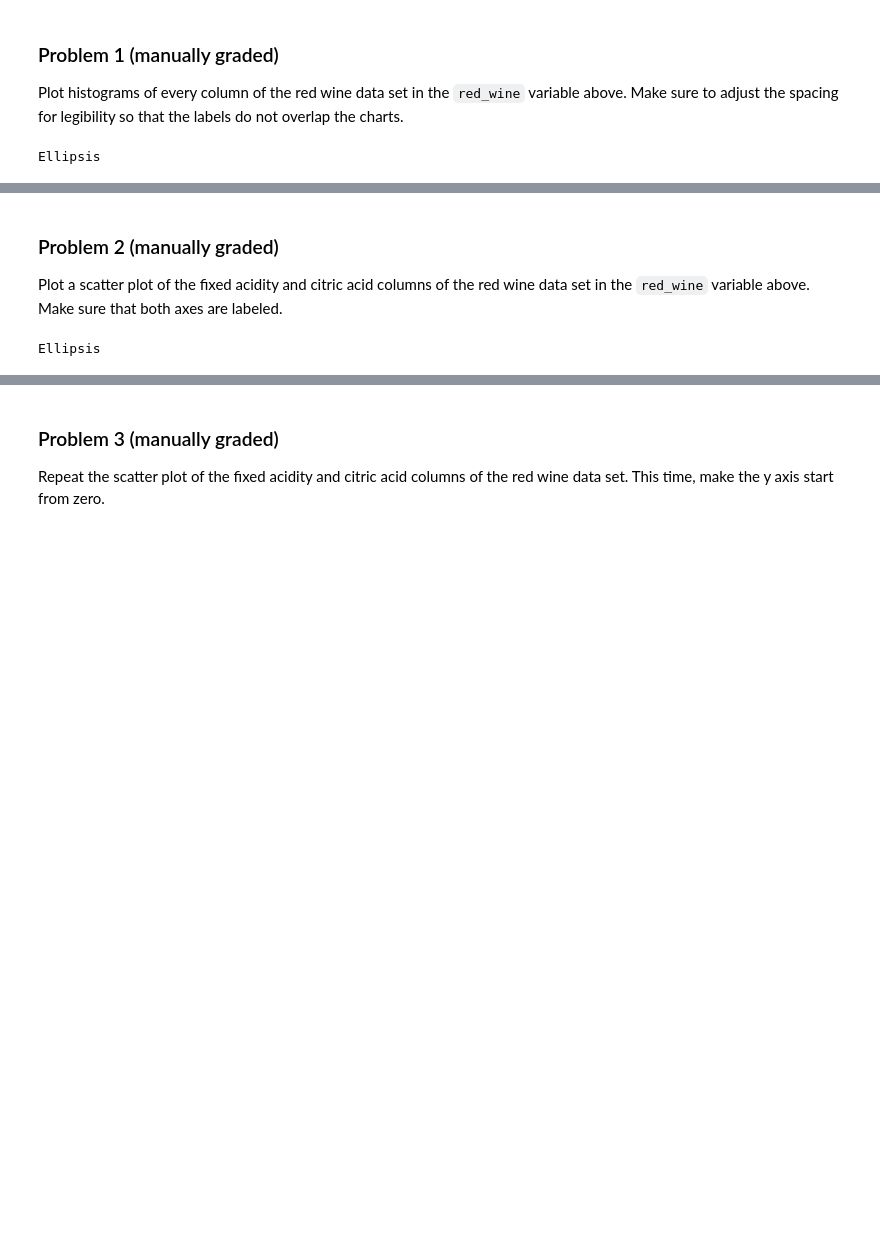
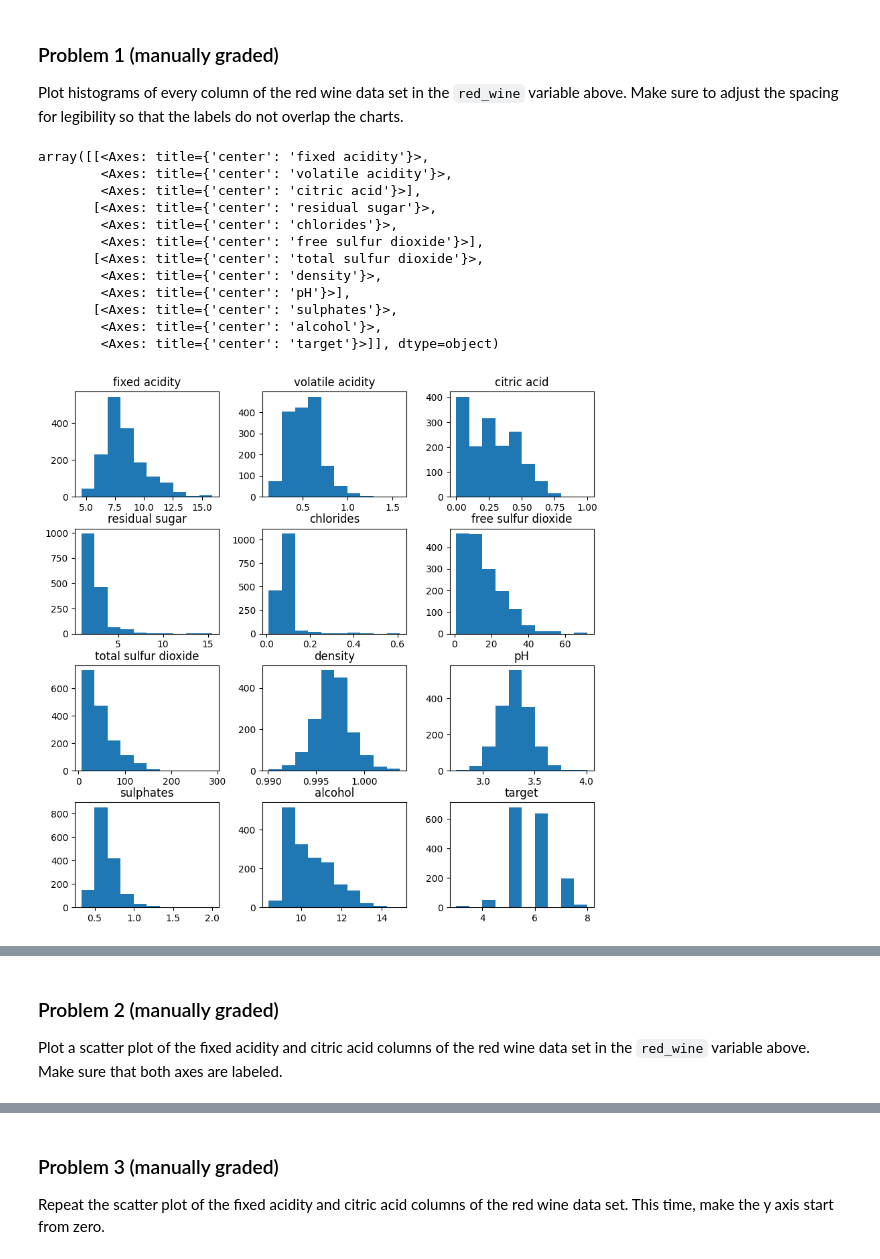
Before and after one commit to mmorebugit/dx602-homework-10, a Jupyter notebook: homework.ipynb, the cells around one changed output, grey strips where cells are left out. Saved outputs shown, nothing was run; the diff lists cells and outputs as text; code cells hidden in the pictures; blank space fills up the shorter version.

```diff
--- a/homework.ipynb
+++ b/homework.ipynb
@@ -51,9 +51,21 @@ Make sure to adjust the spacing for legibility so that the labels do not overlap
 # %%
 # YOUR CHANGES HERE
 
-...
+red_wine.hist(figsize=(10,10),grid=False)
 # %% [output]
-Ellipsis
+array([[<Axes: title={'center': 'fixed acidity'}>,
+        <Axes: title={'center': 'volatile acidity'}>,
+        <Axes: title={'center': 'citric acid'}>],
+       [<Axes: title={'center': 'residual sugar'}>,
+        <Axes: title={'center': 'chlorides'}>,
+        <Axes: title={'center': 'free sulfur dioxide'}>],
+       [<Axes: title={'center': 'total sulfur dioxide'}>,
+        <Axes: title={'center': 'density'}>,
+        <Axes: title={'center': 'pH'}>],
+       [<Axes: title={'center': 'sulphates'}>,
+        <Axes: title={'center': 'alcohol'}>,
+        <Axes: title={'center': 'target'}>]], dtype=object)
+[figure, added]
 # %% [markdown]
 <div style="page-break-after: always;"></div>
 # %% [markdown]
@@ -61,9 +73,3 @@ Ellipsis
 
 Plot a scatter plot of the fixed acidity and citric acid columns of the red wine data set in the `red_wine` variable above.
 Make sure that both axes are labeled.
-# %%
-# YOUR CHANGES HERE
-
-...
-# %% [output]
-Ellipsis
```
Also changed, not shown: parts of 16 cells of this notebook.
